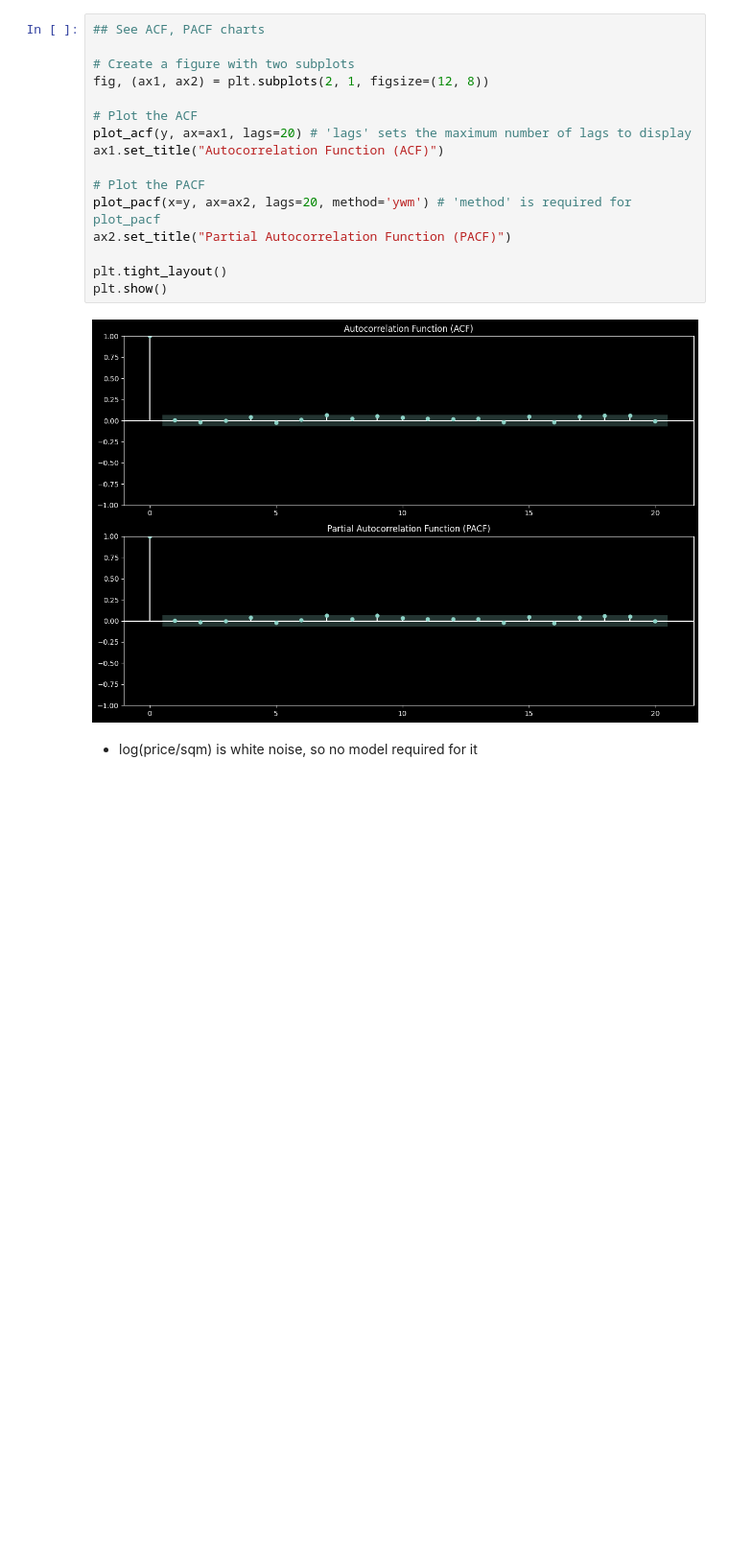
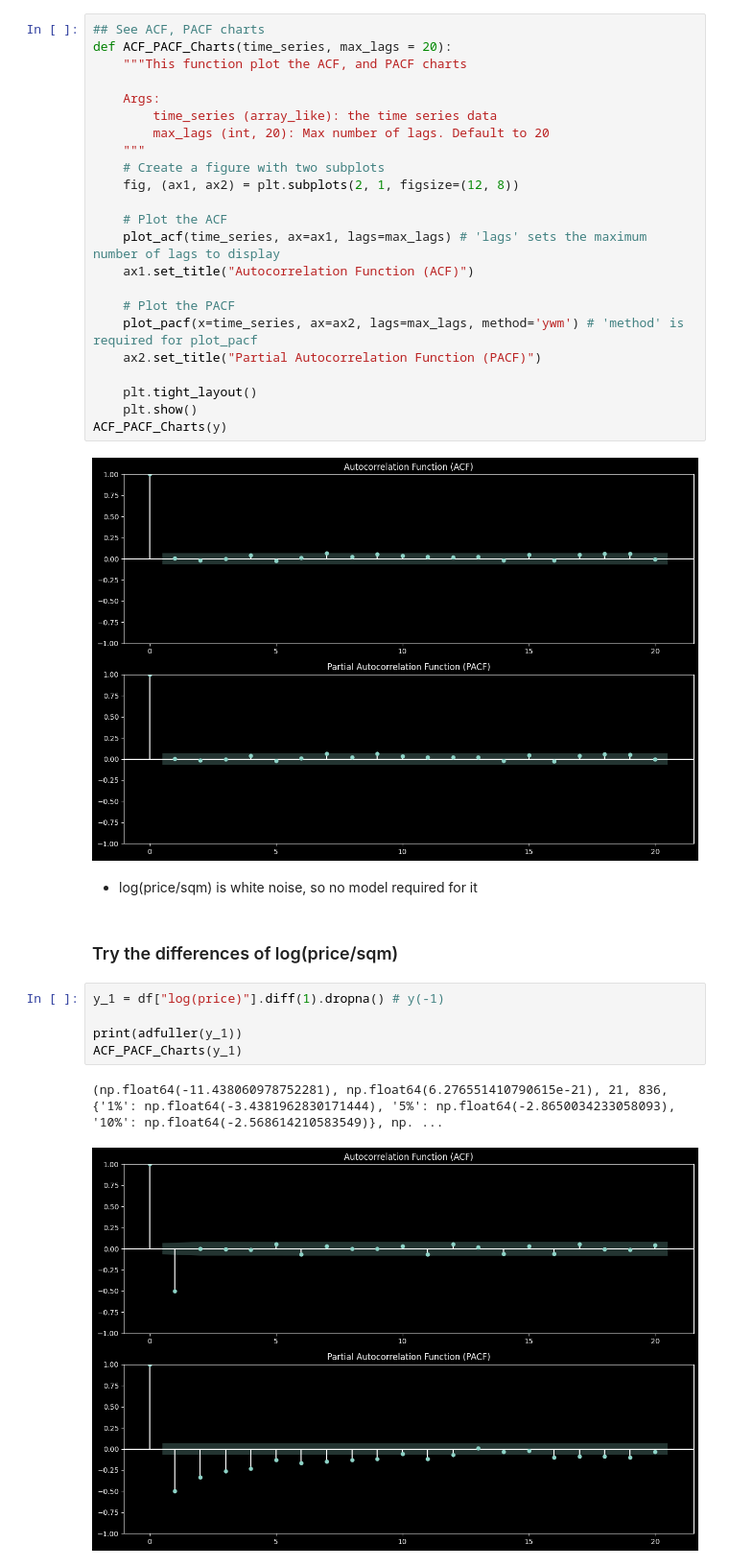
Before and after one commit to MinaAlberDS/Codveda-Internship, a Jupyter notebook: Level 3/Task 1/Time series.ipynb, the cells around one changed output. Shown at 96% size. Drawn from its saved outputs; the diff is of its cells as text; blank space fills up the shorter version.

```diff
--- a/Level 3/Task 1/Time series.ipynb
+++ b/Level 3/Task 1/Time series.ipynb
@@ -117,21 +121,38 @@ adfuller(y)
  np.float64(1657.7484782661822))
 # %%
 ## See ACF, PACF charts
+def ACF_PACF_Charts(time_series, max_lags = 20):
+    """This function plot the ACF, and PACF charts
 
-# Create a figure with two subplots
-fig, (ax1, ax2) = plt.subplots(2, 1, figsize=(12, 8))
+    Args:
+        time_series (array_like): the time series data
+        max_lags (int, 20): Max number of lags. Default to 20
+    """
+    # Create a figure with two subplots
+    fig, (ax1, ax2) = plt.subplots(2, 1, figsize=(12, 8))
 
-# Plot the ACF
-plot_acf(y, ax=ax1, lags=20) # 'lags' sets the maximum number of lags to display
-ax1.set_title("Autocorrelation Function (ACF)")
+    # Plot the ACF
+    plot_acf(time_series, ax=ax1, lags=max_lags) # 'lags' sets the maximum number of lags to display
+    ax1.set_title("Autocorrelation Function (ACF)")
 
-# Plot the PACF
-plot_pacf(x=y, ax=ax2, lags=20, method='ywm') # 'method' is required for plot_pacf
-ax2.set_title("Partial Autocorrelation Function (PACF)")
+    # Plot the PACF
+    plot_pacf(x=time_series, ax=ax2, lags=max_lags, method='ywm') # 'method' is required for plot_pacf
+    ax2.set_title("Partial Autocorrelation Function (PACF)")
 
-plt.tight_layout()
-plt.show()
+    plt.tight_layout()
+    plt.show()
+ACF_PACF_Charts(y)
 # %% [output]
 [figure]
 # %% [markdown]
 - log(price/sqm) is white noise, so no model required for it
+# %% [markdown]
+### Try the differences of log(price/sqm)
+# %%
+y_1 = df["log(price)"].diff(1).dropna() # y(-1)
+
+print(adfuller(y_1))
+ACF_PACF_Charts(y_1)
+# %% [output]
+(np.float64(-11.438060978752281), np.float64(6.276551410790615e-21), 21, 836, {'1%': np.float64(-3.4381962830171444), '5%': np.float64(-2.8650034233058093), '10%': np.float64(-2.568614210583549)}, np. ...
+[figure, added]
```
Also changed, not shown: parts of 3 cells of this notebook.
